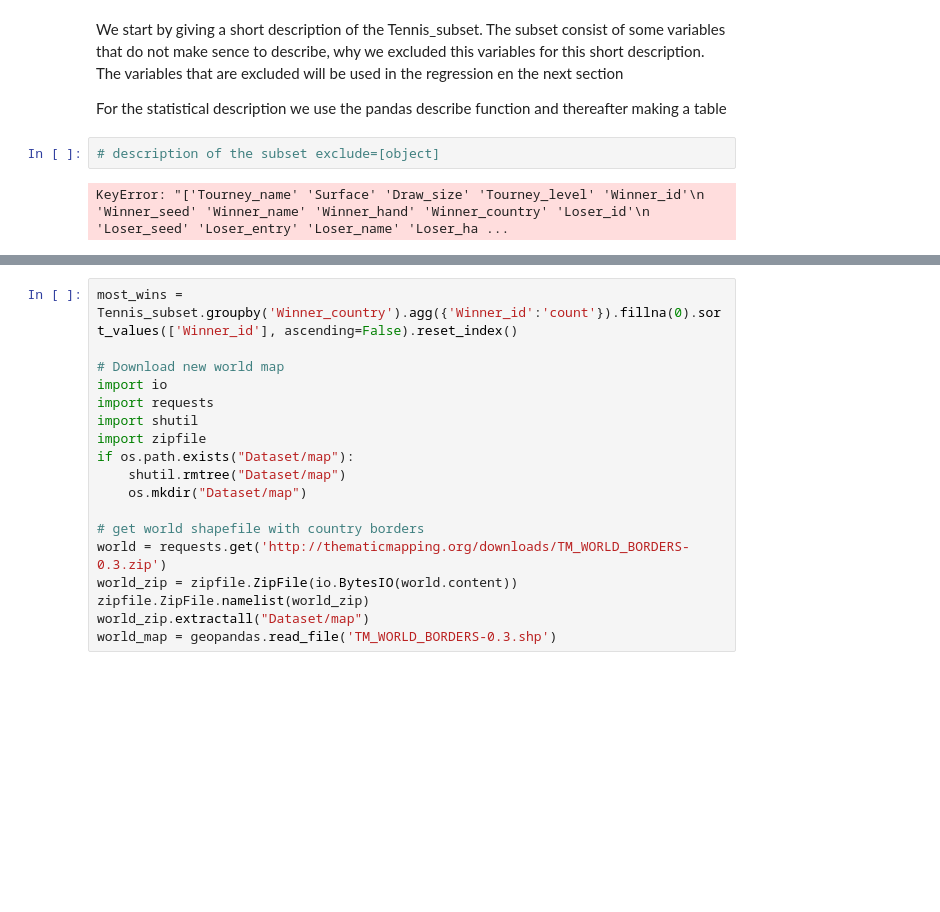
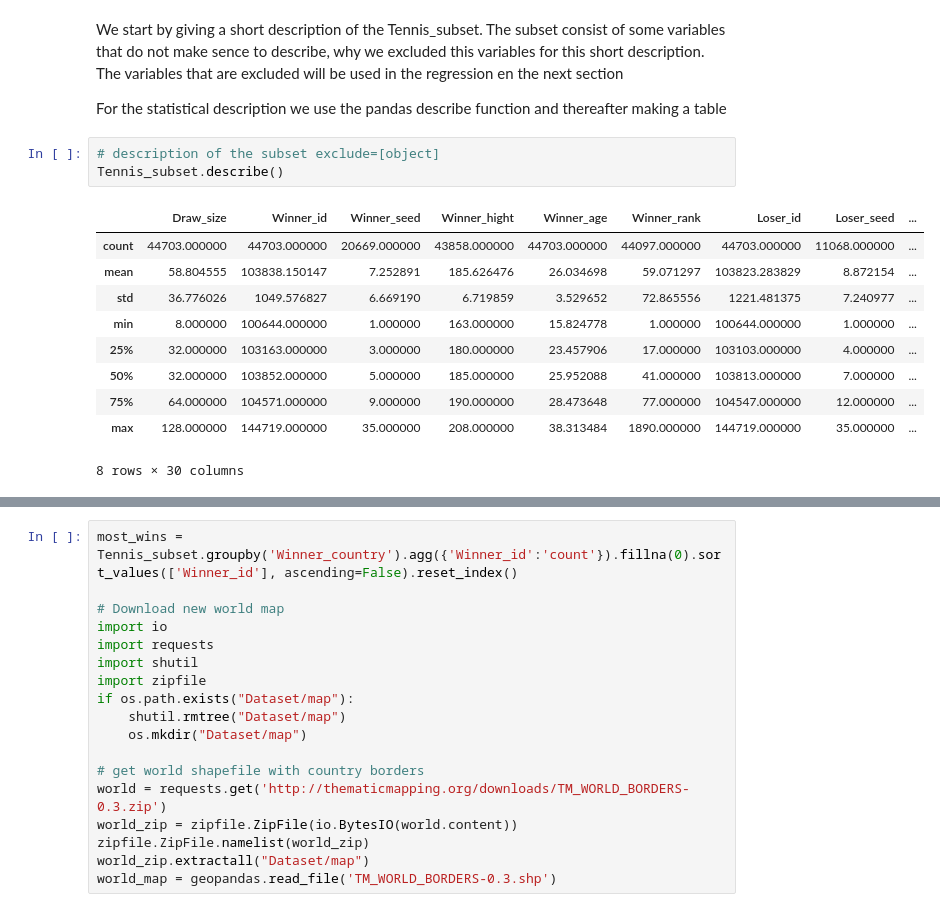
Before and after one commit to NumEconCopenhagen/projects-2019-ccl, a Jupyter notebook: dataproject/dataProject.ipynb, the cells around one changed output, grey strips where cells are left out. Drawn from its saved outputs; the diff is of its cells as text; blank space fills up the shorter version.

```diff
--- a/dataproject/dataProject.ipynb
+++ b/dataproject/dataProject.ipynb
@@ -107,5 +97,15 @@ We start by giving a short description of the Tennis_subset. The subset consist
 For the statistical description we use the pandas describe function and thereafter making a table
 # %%
 # description of the subset exclude=[object]
+Tennis_subset.describe()
 # %% [output]
+|  | Draw_size | Winner_id | Winner_seed | Winner_hight | Winner_age | Winner_rank | Loser_id | Loser_seed | ... |
+| count | 44703.000000 | 44703.000000 | 20669.000000 | 43858.000000 | 44703.000000 | 44097.000000 | 44703.000000 | 11068.000000 | ... |
+| mean | 58.804555 | 103838.150147 | 7.252891 | 185.626476 | 26.034698 | 59.071297 | 103823.283829 | 8.872154 | ... |
+| std | 36.776026 | 1049.576827 | 6.669190 | 6.719859 | 3.529652 | 72.865556 | 1221.481375 | 7.240977 | ... |
+| min | 8.000000 | 100644.000000 | 1.000000 | 163.000000 | 15.824778 | 1.000000 | 100644.000000 | 1.000000 | ... |
+| 25% | 32.000000 | 103163.000000 | 3.000000 | 180.000000 | 23.457906 | 17.000000 | 103103.000000 | 4.000000 | ... |
+| 50% | 32.000000 | 103852.000000 | 5.000000 | 185.000000 | 25.952088 | 41.000000 | 103813.000000 | 7.000000 | ... |
+| 75% | 64.000000 | 104571.000000 | 9.000000 | 190.000000 | 28.473648 | 77.000000 | 104547.000000 | 12.000000 | ... |
+| max | 128.000000 | 144719.000000 | 35.000000 | 208.000000 | 38.313484 | 1890.000000 | 144719.000000 | 35.000000 | ... |
-KeyError: "['Tourney_name' 'Surface' 'Draw_size' 'Tourney_level' 'Winner_id'\n 'Winner_seed' 'Winner_name' 'Winner_hand' 'Winner_country' 'Loser_id'\n 'Loser_seed' 'Loser_entry' 'Loser_name' 'Loser_ha ...
+8 rows × 30 columns
```
Also changed, not shown: parts of 11 cells of this notebook.
